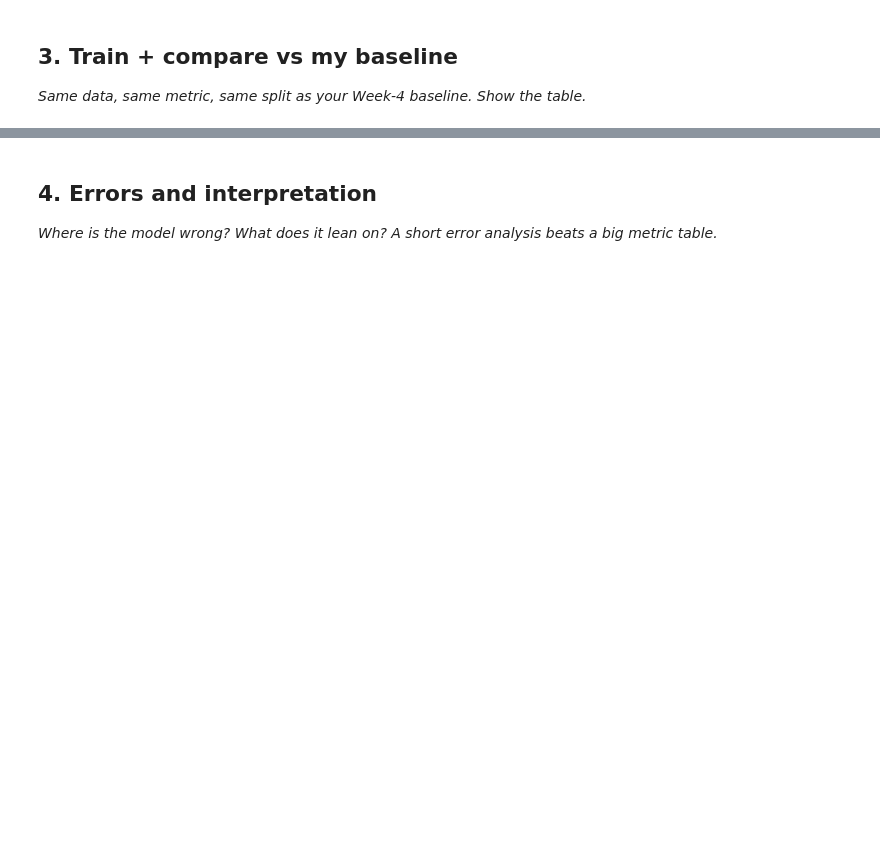
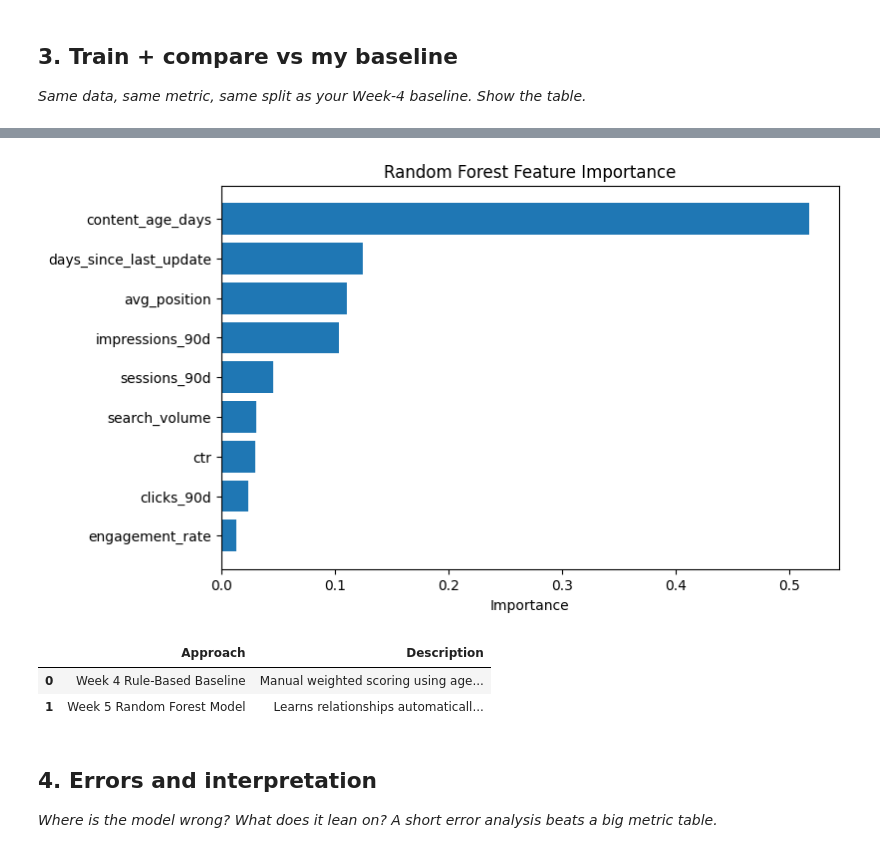
Before and after one commit to MahboobAli1/flyrank-ml-internship, a Jupyter notebook: work/notebooks/w05_model.ipynb, the cells around one changed output, grey strips where cells are left out. Cells and saved outputs as stored; diff of their text form; code cells hidden in the pictures; blank space fills up the shorter version.

```diff
--- a/work/notebooks/w05_model.ipynb
+++ b/work/notebooks/w05_model.ipynb
@@ -18,3 +42,12 @@ This skeleton is yours to fill. Work the sections **in order** — each one has
 ## 3. Train + compare vs my baseline
 
 *Same data, same metric, same split as your Week-4 baseline. Show the table.*
+# %%
+from google.colab import drive
+drive.mount('/content/drive')
+
+import pandas as pd
+
+df = pd.read_csv(
+    "/content/drive/MyDrive/flyrank-ml-internship/data/raw/content_refresh_anonymized.csv"
+)
@@ -20,0 +132,2 @@ This skeleton is yours to fill. Work the sections **in order** — each one has
+# %%
+df[features] = df[features].fillna(0)
@@ -20,0 +165,11 @@ This skeleton is yours to fill. Work the sections **in order** — each one has
+# %%
+from sklearn.ensemble import RandomForestRegressor
+
+model = RandomForestRegressor(
+    n_estimators=100,
+    random_state=42
+)
+
+model.fit(X_train, y_train)
+
+print("Model trained successfully!")
@@ -20,0 +206,10 @@ This skeleton is yours to fill. Work the sections **in order** — each one has
+# %%
+importance = (
+    pd.DataFrame({
+        "Feature": features,
+        "Importance": model.feature_importances_
+    })
+    .sort_values("Importance", ascending=False)
+)
+
+importance
@@ -21,3 +227,34 @@ This skeleton is yours to fill. Work the sections **in order** — each one has
+# %%
+import matplotlib.pyplot as plt
+
+plt.figure(figsize=(8,5))
+plt.barh(
+    importance["Feature"],
+    importance["Importance"]
+)
+plt.xlabel("Importance")
+plt.title("Random Forest Feature Importance")
+plt.gca().invert_yaxis()
+plt.show()
+# %% [output]
+[figure, added]
+# %%
+comparison = pd.DataFrame({
+    "Approach": [
+        "Week 4 Rule-Based Baseline",
+        "Week 5 Random Forest Model"
+    ],
+    "Description": [
+        "Manual weighted scoring using age, update time, and trend",
+        "Learns relationships automatically from multiple features"
+    ]
+})
+
+comparison
+# %% [output]
+|  | Approach | Description |
+| 0 | Week 4 Rule-Based Baseline | Manual weighted scoring using age... |
+| 1 | Week 5 Random Forest Model | Learns relationships automaticall... |
 # %% [markdown]
 ## 4. Errors and interpretation
 
```
Also changed, not shown: parts of 17 cells of this notebook.
